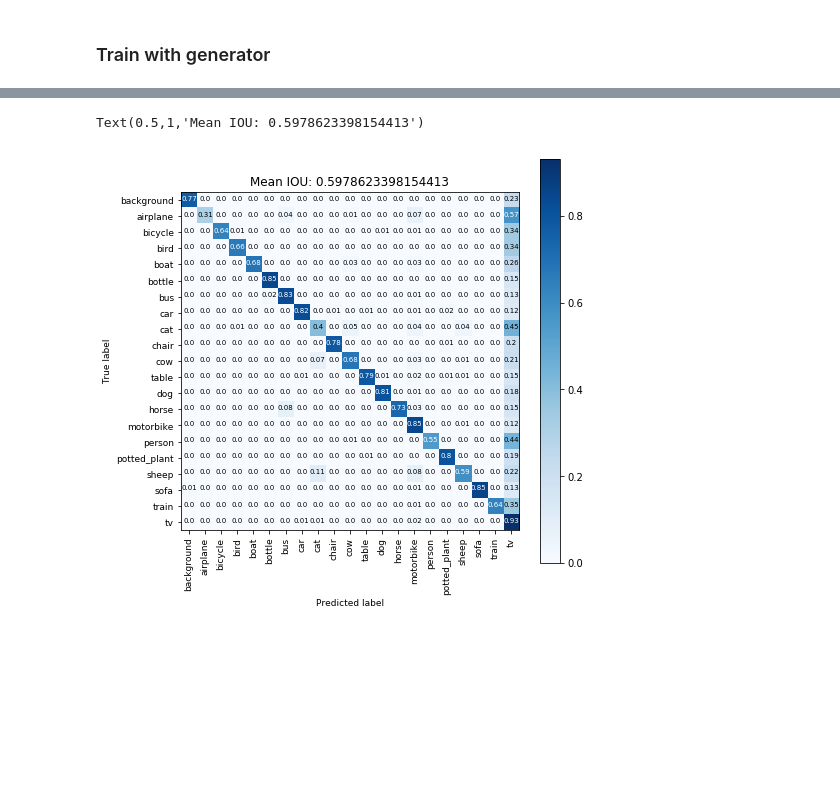
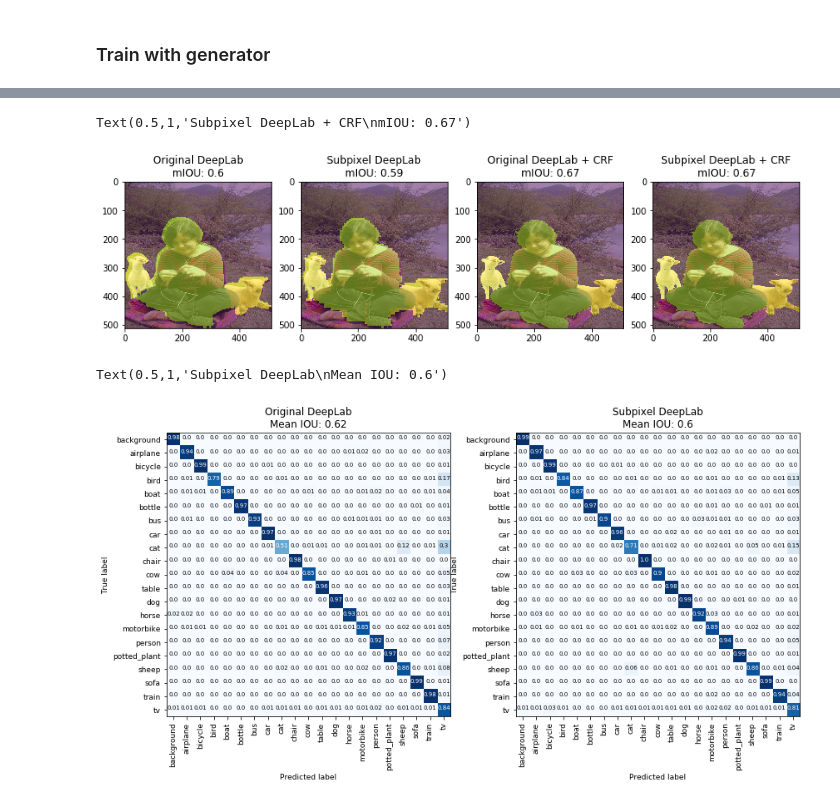
Before and after one commit to Golbstein/Keras-segmentation-deeplab-v3.1, a Jupyter notebook: segmentation.ipynb, the cells around one changed output, grey strips where cells are left out. Drawn from its saved outputs; the diff is of its cells as text; code cells hidden in the pictures; blank space fills up the shorter version.

```diff
--- a/segmentation.ipynb
+++ b/segmentation.ipynb
@@ -66,7 +62,7 @@ valid_generator = SegClass.create_generators(blur = 0, crop_shape = None, mode =
                                              brightness=.1, rotation=False, zoom=.05, validation_split = .15,
                                              seed = 7, do_ahisteq = False)
 # %%
-monitor = 'pred_mask_Jaccard'
+monitor = 'Jaccard'
 mode = 'max'
 
 # fine-tune model (train only last conv layers)
@@ -94,5 +90,5 @@ def build_callbacks(tf_board = False):
 
 callbacks = build_callbacks(tf_board = False)
 
-SegClass.set_num_epochs(1)
+SegClass.set_num_epochs(10)
 history = SegClass.train_generator(model, train_generator, valid_generator, callbacks, mp = True)
@@ -108,0 +97,6 @@ plt.imshow(preds[0].reshape(image_size), alpha=.5)
+# %%
+# Load original deeplab and subpixel-deeplab
+model1 = SegClass.create_seg_model(net='original',n=n_classes, load_weights=False, multi_gpu=False, backbone=backbone)
+model1.load_weights('weights/mobilenetv2_original.h5')
+model2 = SegClass.create_seg_model(net='subpixel',n=n_classes, load_weights=False, multi_gpu=False, backbone=backbone)
+model2.load_weights('weights/mobilenetv2_subpixel.h5')
@@ -109,5 +112,36 @@ plt.imshow(preds[0].reshape(image_size), alpha=.5)
+# %%
+i = np.random.randint(0, len(valid_generator))
+x,y,s = valid_generator.__getitem__(i)
+preds1 = np.argmax(model1.predict(x), -1)[0].reshape(image_size)
+preds2 = np.argmax(model2.predict(x), -1)[0].reshape(image_size)
+
+im = x[0].astype('uint8')
+gt = y[0].reshape(image_size).astype('int32')
+
+plt.figure(figsize=(14,10))
+plt.subplot(141)
+plt.imshow(x[0].astype('uint8'))
+plt.imshow(preds1, alpha=.5)
+plt.title('Original DeepLab\nmIOU: '+str(mIOU(gt, preds1)))
+plt.subplot(142)
+plt.imshow(x[0].astype('uint8'))
+plt.imshow(preds2, alpha=.5)
+plt.title('Subpixel DeepLab\nmIOU: '+str(mIOU(gt, preds2)))
+plt.subplot(143)
+MAP = do_crf(im, preds1, zero_unsure=False)
+plt.imshow(x[0].astype('uint8'))
+plt.imshow(MAP, alpha=.5)
+plt.title('Original DeepLab + CRF\nmIOU: '+str(mIOU(gt, MAP)))
+plt.subplot(144)
+MAP = do_crf(im, preds2, zero_unsure=False)
+plt.imshow(x[0].astype('uint8'))
+plt.imshow(MAP, alpha=.5)
+plt.title('Subpixel DeepLab + CRF\nmIOU: '+str(mIOU(gt, MAP)))
+# %% [output]
+Text(0.5,1,'Subpixel DeepLab + CRF\nmIOU: 0.67')
+[figure, added]
 # %%
-def calculate_iou(nb_classes = 21):
+def calculate_iou(model, nb_classes = 21):
     SegClass.set_batch_size(1)
     valid_generator = SegClass.create_generators(crop_shape = None,mode = 'validation', n_classes = nb_classes,
                                                  horizontal_flip = False, vertical_flip = False,
@@ -115,7 +149,7 @@ def calculate_iou(nb_classes = 21):
                                                  zoom=0, validation_split = .05, seed = 7, do_ahisteq = False)
     label = np.zeros((len(valid_generator),np.prod(image_size)), dtype='float32')
     X = np.zeros((len(valid_generator), image_size[0], image_size[1], 3), dtype='float32')
-    for n in tqdm(range(len(valid_generator))):
+    for n in range(len(valid_generator)):
         x,y,_ = valid_generator.__getitem__(n)
         label[n,:] = y[0,:,0]
         X[n,:,:,:] = x
@@ -138,30 +172,17 @@ def calculate_iou(nb_classes = 21):
     IOU = I/U
     meanIOU = np.mean(IOU)
     return conf_m, IOU, meanIOU
-conf_m, IOU, meanIOU = calculate_iou(nb_classes = 21)
+conf_1, IOU1, meanIOU1 = calculate_iou(model1, nb_classes = 21)
+conf_2, IOU2, meanIOU2 = calculate_iou(model2, nb_classes = 21)
-# %%
-import itertools
-def plot_confusion_matrix(cm, classes, normalize=False, title='Confusion matrix', cmap=plt.cm.Blues):
-    if normalize:
-        cm = cm.astype('float') / cm.sum(axis=1)[:, np.newaxis]
-    trained_classes = classes
-    plt.imshow(cm, interpolation='nearest', cmap=cmap)
-    plt.title(title,fontsize=11)
-    tick_marks = np.arange(len(classes))
-    plt.xticks(np.arange(len(trained_classes)), classes, rotation=90,fontsize=9)
-    plt.yticks(tick_marks, classes,fontsize=9)
-    thresh = cm.max() / 2.
-    for i, j in itertools.product(range(cm.shape[0]), range(cm.shape[1])):
-        plt.text(j, i, np.round(cm[i, j],2), horizontalalignment="center", color="white" if cm[i, j] > thresh else "black", fontsize=7)
-    plt.tight_layout()
-    plt.ylabel('True label',fontsize=9)
-    plt.xlabel('Predicted label',fontsize=9)
-    plt.colorbar()
 # %%
 classes = [c for c in get_VOC2012_classes().values()][:-1]
-plt.figure(figsize=(7,7))
-plot_confusion_matrix(conf_m, classes, normalize=True)
-plt.title('Mean IOU: '+ str(meanIOU))
+plt.figure(figsize=(12,8))
+plt.subplot(121)
+plot_confusion_matrix(conf_1, classes, normalize=True)
+plt.title('Original DeepLab\nMean IOU: '+ str(np.round(meanIOU1,2)))
+plt.subplot(122)
+plot_confusion_matrix(conf_2, classes, normalize=True)
+plt.title('Subpixel DeepLab\nMean IOU: '+ str(np.round(meanIOU2,2)))
 # %% [output]
-Text(0.5,1,'Mean IOU: 0.5978623398154413')
+Text(0.5,1,'Subpixel DeepLab\nMean IOU: 0.6')
-[figure, old version]
+[figure, new version]
```
Also changed, not shown: parts of 8 cells of this notebook, 1 other file.
